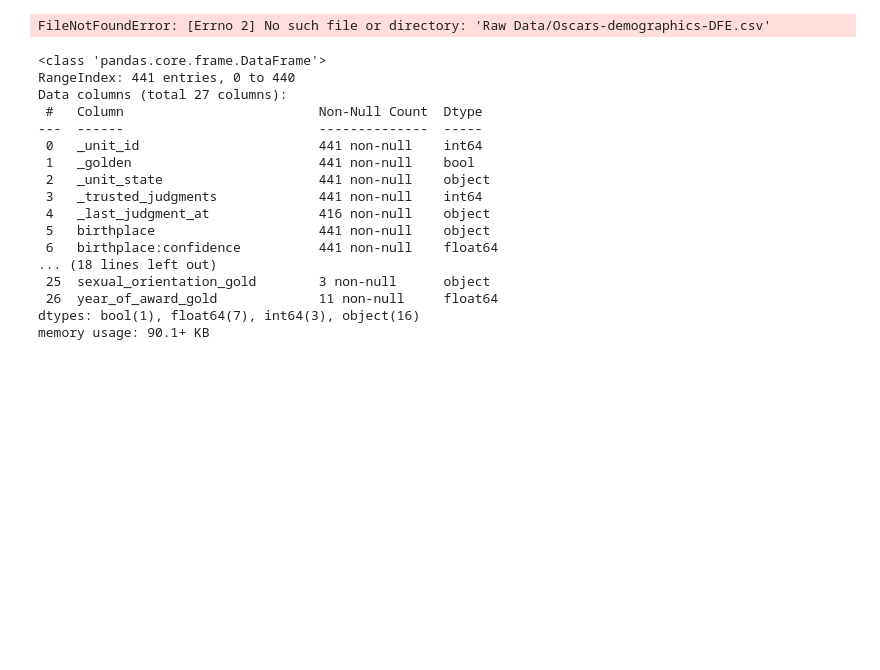
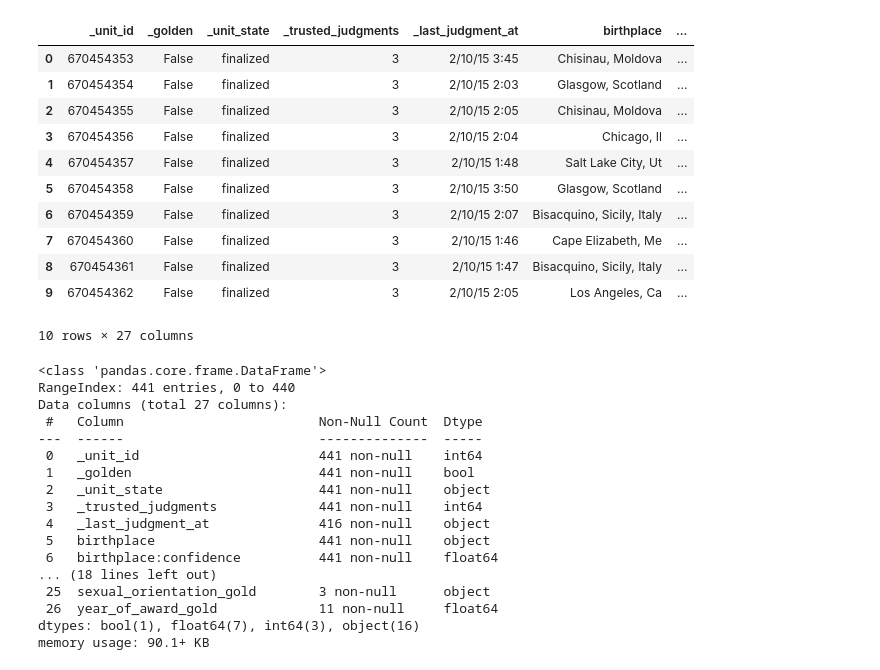
Before and after one commit to IrynaVitkovych/Project-3, a Jupyter notebook: Data Cleansing/oscars-demo-cleaning.ipynb, the cells around one changed output. Drawn from its saved outputs; the diff is of its cells as text; code cells hidden in the pictures; blank space fills up the shorter version.

```diff
--- a/Data Cleansing/oscars-demo-cleaning.ipynb
+++ b/Data Cleansing/oscars-demo-cleaning.ipynb
@@ -24,11 +24,22 @@ import pandas as pd
 import pandera as pa
 # %%
 # pull in oscars demographic data into dataframe
-oscars_demo_df = pd.read_csv('Raw Data/Oscars-demographics-DFE.csv', encoding= 'unicode_escape')
+oscars_demo_df = pd.read_csv('../Raw Data/Oscars-demographics-DFE.csv', encoding= 'unicode_escape')
 
 oscars_demo_df.head(10)
 # %% [output]
+|  | _unit_id | _golden | _unit_state | _trusted_judgments | _last_judgment_at | birthplace | ... |
+| 0 | 670454353 | False | finalized | 3 | 2/10/15 3:45 | Chisinau, Moldova | ... |
+| 1 | 670454354 | False | finalized | 3 | 2/10/15 2:03 | Glasgow, Scotland | ... |
+| 2 | 670454355 | False | finalized | 3 | 2/10/15 2:05 | Chisinau, Moldova | ... |
+| 3 | 670454356 | False | finalized | 3 | 2/10/15 2:04 | Chicago, Il | ... |
+| 4 | 670454357 | False | finalized | 3 | 2/10/15 1:48 | Salt Lake City, Ut | ... |
+| 5 | 670454358 | False | finalized | 3 | 2/10/15 3:50 | Glasgow, Scotland | ... |
+| 6 | 670454359 | False | finalized | 3 | 2/10/15 2:07 | Bisacquino, Sicily, Italy | ... |
+| 7 | 670454360 | False | finalized | 3 | 2/10/15 1:46 | Cape Elizabeth, Me | ... |
+| 8 | 670454361 | False | finalized | 3 | 2/10/15 1:47 | Bisacquino, Sicily, Italy | ... |
+| 9 | 670454362 | False | finalized | 3 | 2/10/15 2:05 | Los Angeles, Ca | ... |
-FileNotFoundError: [Errno 2] No such file or directory: 'Raw Data/Oscars-demographics-DFE.csv'
+10 rows × 27 columns
 # %%
 # check for null values
 oscars_demo_df.info()
```
Also changed, not shown: parts of 5 cells of this notebook, 1 other file.
